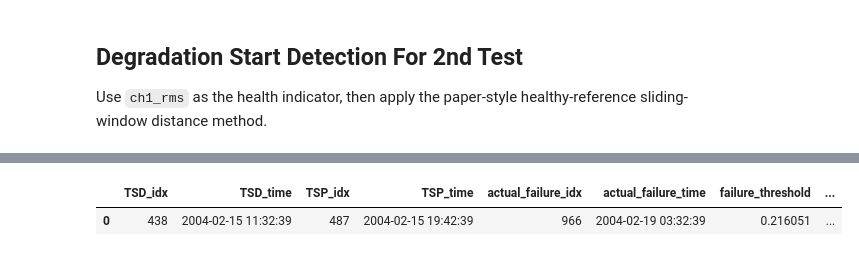
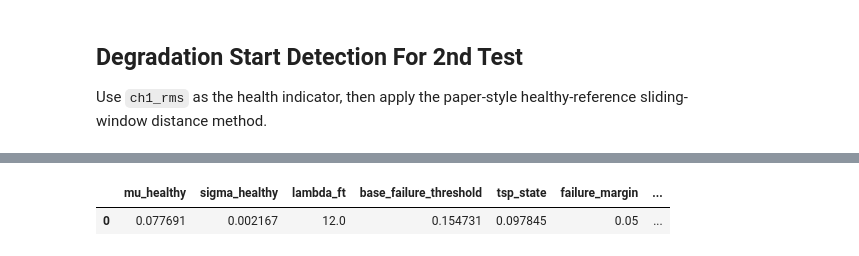
Before and after one commit to reset2626/project, a Jupyter notebook: MDS/upf.ipynb, the cells around one changed output, grey strips where cells are left out. Cells and saved outputs as stored; diff of their text form; code cells hidden in the pictures.

```diff
--- a/MDS/upf.ipynb
+++ b/MDS/upf.ipynb
@@ -194,7 +194,7 @@ quality_df[[
 | 1 | 2nd_test | 984 | (20480, 4) | 1 | 0 | 0 | ... |
 | 2 | 3rd_test | 6324 | (20480, 4) | 1 | 0 | 0 | ... |
 # %%
-test_name = '3rd_test'
+test_name = '2nd_test'
 test_dir = TEST_DIRS[test_name]
 files = list_data_files(test_dir)
 timestamps = [parse_ims_timestamp(p) for p in files]
@@ -296,7 +296,6 @@ def window_distance(reference, current):
     current = np.asarray(current, dtype=float)
     return float(np.sqrt(np.sum((reference - current) ** 2)))
 
-
 distance_rows = []
 for start_idx in range(0, len(hi_series) - healthy_window + 1):
     end_idx = start_idx + healthy_window
@@ -306,7 +305,8 @@ for start_idx in range(0, len(hi_series) - healthy_window + 1):
         {
             'start_idx': start_idx,
             'end_idx': end_idx - 1,
-            'timestamp': time_series.iloc[end_idx - 1],
+            'start_time': time_series.iloc[start_idx],
+            'end_time': time_series.iloc[end_idx - 1],
             'distance': dist,
         }
     )
@@ -344,7 +361,7 @@ distance_threshold, degradation_row
 # %%
 if degradation_row is not None:
-    degradation_idx = int(degradation_row['start_idx'])
-    degradation_time = time_series.iloc[degradation_idx]
+    degradation_idx = int(degradation_row['end_idx'])
+    degradation_time = degradation_row['end_time'] if 'end_time' in degradation_row.index else time_series.iloc[degradation_idx]
 else:
     degradation_idx = None
     degradation_time = None
@@ -758,5 +548,5 @@ state_2nd_df.head()
 # %%
-L_min = healthy_window // 2
+L_min = 80
 tsp_row = state_2nd_df[state_2nd_df['state_count_from_tsd'] >= L_min].iloc[0].copy()
 tsp_idx = int(tsp_row['idx'])
 tsp_time = tsp_row['timestamp']
@@ -1211,20 +1042,33 @@ pd.DataFrame(
 # %%
+healthy_ref = np.asarray(hi_series[:degradation_idx], dtype=float)
+healthy_ref = healthy_ref[np.isfinite(healthy_ref)]
+healthy_ref = healthy_ref[healthy_ref > 0]
+mu_healthy = float(np.mean(healthy_ref))
+sigma_healthy = float(np.std(healthy_ref, ddof=0))
+tsp_state = float(state_2nd_df.loc[state_2nd_df['idx'] == tsp_idx, 'estimated_state'].iloc[0])
+state_at_failure = float(state_2nd_df.loc[state_2nd_df['idx'] == actual_failure_idx, 'estimated_state'].iloc[0])
+threshold_gap_from_tsp = float(failure_threshold - tsp_state)
+
 pd.DataFrame(
     {
-        'TSD_idx': [degradation_idx],
-        'TSD_time': [degradation_time],
-        'TSP_idx': [tsp_idx],
-        'TSP_time': [tsp_time],
+        'mu_healthy': [mu_healthy],
+        'sigma_healthy': [sigma_healthy],
+        'lambda_ft': [ft_lambda],
+        'base_failure_threshold': [base_failure_threshold],
+        'tsp_state': [tsp_state],
+        'failure_margin': [failure_margin],
+        'failure_threshold': [failure_threshold],
+        'state_at_failure': [state_at_failure],
+        'threshold_gap_from_tsp': [threshold_gap_from_tsp],
+        'degradation_idx': [degradation_idx],
+        'tsp_idx': [tsp_idx],
         'actual_failure_idx': [actual_failure_idx],
         'actual_failure_time': [actual_failure_time],
-        'failure_threshold': [failure_threshold],
-        'RMSE': [rmse_value],
-        'CRA': [cra_value],
     }
 )
 # %% [output]
-|  | TSD_idx | TSD_time | TSP_idx | TSP_time | actual_failure_idx | actual_failure_time | failure_threshold | ... |
-| 0 | 438 | 2004-02-15 11:32:39 | 487 | 2004-02-15 19:42:39 | 966 | 2004-02-19 03:32:39 | 0.216051 | ... |
+|  | mu_healthy | sigma_healthy | lambda_ft | base_failure_threshold | tsp_state | failure_margin | ... |
+| 0 | 0.077691 | 0.002167 | 12.0 | 0.154731 | 0.097845 | 0.05 | ... |
 # %%
 fig, axes = plt.subplots(2, 1, figsize=(12, 9), sharex=False)
 
```
Also changed, not shown: parts of 18 cells of this notebook.
